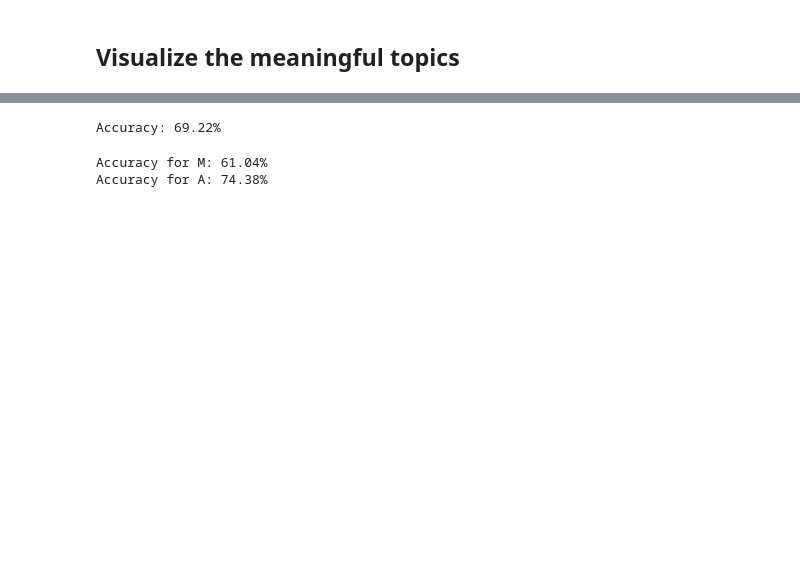
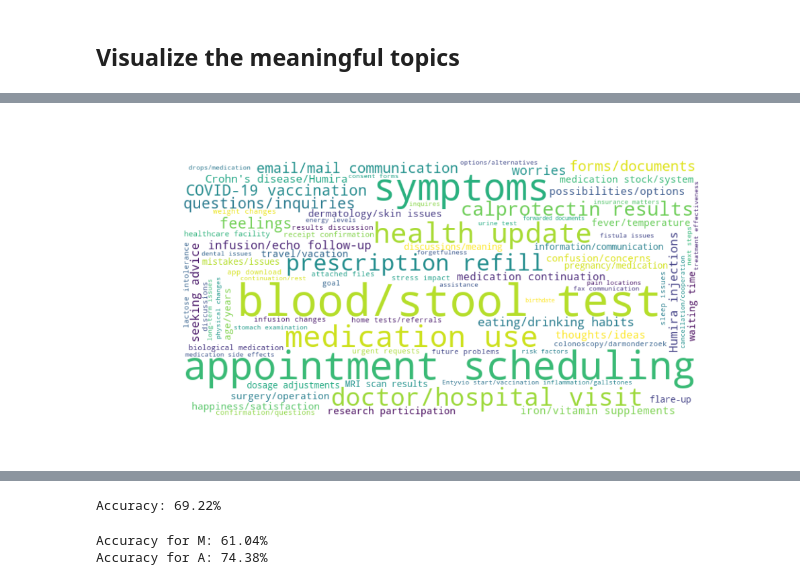
Before and after one commit to MaastrichtU-CDS/MyIBDcoachNLP, a Jupyter notebook: notebooks/analysis_of_sentences/sentencetransformer_new_input.ipynb, the cells around one changed output, grey strips where cells are left out. Drawn from its saved outputs; the diff is of its cells as text; code cells hidden in the pictures; blank space fills up the shorter version.

```diff
--- a/notebooks/analysis_of_sentences/sentencetransformer_new_input.ipynb
+++ b/notebooks/analysis_of_sentences/sentencetransformer_new_input.ipynb
@@ -1281,0 +1326,21 @@ final_meaningful_topic_info[final_meaningful_topic_info["Name"].str.contains("wi
+# %%
+import pandas as pd
+from wordcloud import WordCloud
+import matplotlib.pyplot as plt
+
+
+topic_info = pd.DataFrame(df)
+
+# Create a dictionary where keys are the topic labels and values are their counts
+word_freq = dict(zip(topic_info['Summary'], topic_info['Count']))
+
+# Generate the word cloud using the dictionary
+wordcloud = WordCloud(width=800, height=400, background_color='white').generate_from_frequencies(word_freq)
+
+# Plot the word cloud
+plt.figure(figsize=(10, 5))
+plt.imshow(wordcloud, interpolation='bilinear')
+plt.axis('off')
+plt.show()
+# %% [output]
+[figure, added]
```
Also changed, not shown: parts of 25 cells of this notebook.
